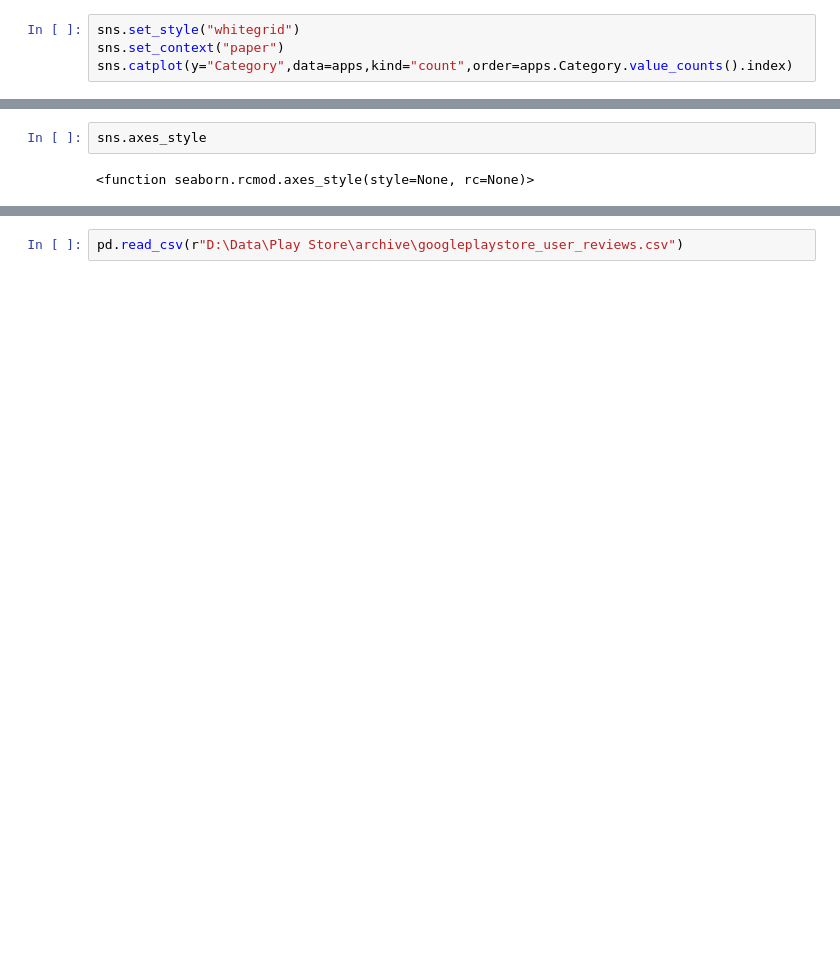
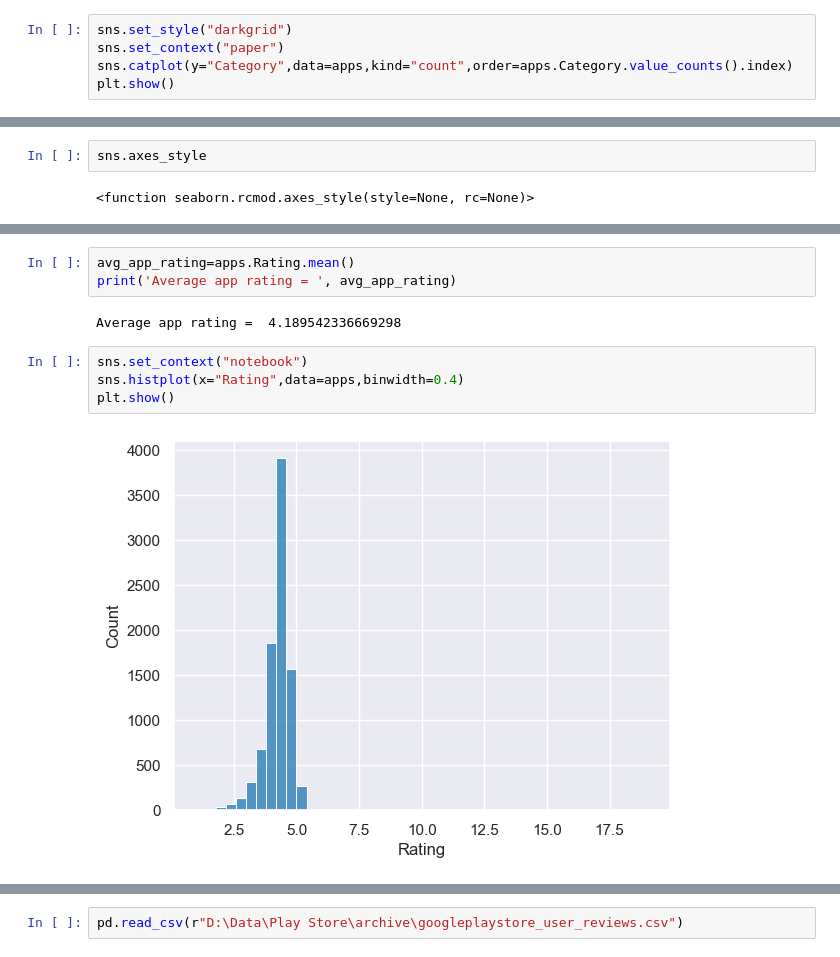
Before and after one commit to nevracorapsiz/Play-Store-Apps-Analysis, a Jupyter notebook: Play_Store_Apps_Analysis.ipynb, the cells around one changed output, grey strips where cells are left out. Drawn from its saved outputs; the diff is of its cells as text; blank space fills up the shorter version.

```diff
--- a/Play_Store_Apps_Analysis.ipynb
+++ b/Play_Store_Apps_Analysis.ipynb
@@ -314,7 +317,8 @@ Index(['FAMILY', 'GAME', 'TOOLS', 'BUSINESS', 'MEDICAL', 'PRODUCTIVITY',
        'BEAUTY'],
       dtype='object')
 # %%
-sns.set_style("whitegrid")
+sns.set_style("darkgrid")
 sns.set_context("paper")
 sns.catplot(y="Category",data=apps,kind="count",order=apps.Category.value_counts().index)
+plt.show()
 # %% [output]
@@ -348,0 +384,11 @@ sns.axes_style
+# %%
+avg_app_rating=apps.Rating.mean()
+print('Average app rating = ', avg_app_rating)
+# %% [output]
+Average app rating =  4.189542336669298
+# %%
+sns.set_context("notebook")
+sns.histplot(x="Rating",data=apps,binwidth=0.4)
+plt.show()
+# %% [output]
+[figure, added]
```
Also changed, not shown: parts of 12 cells of this notebook.
